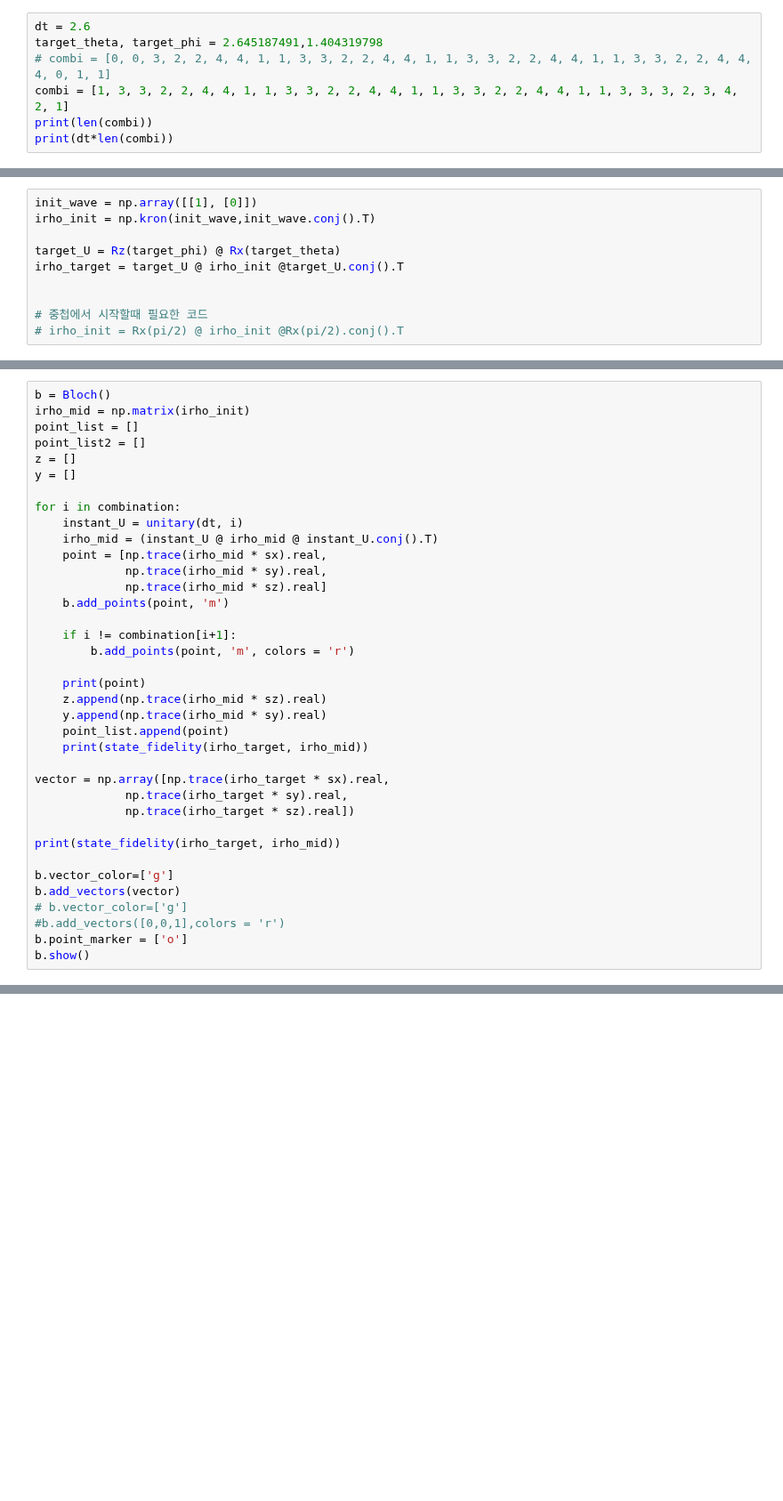
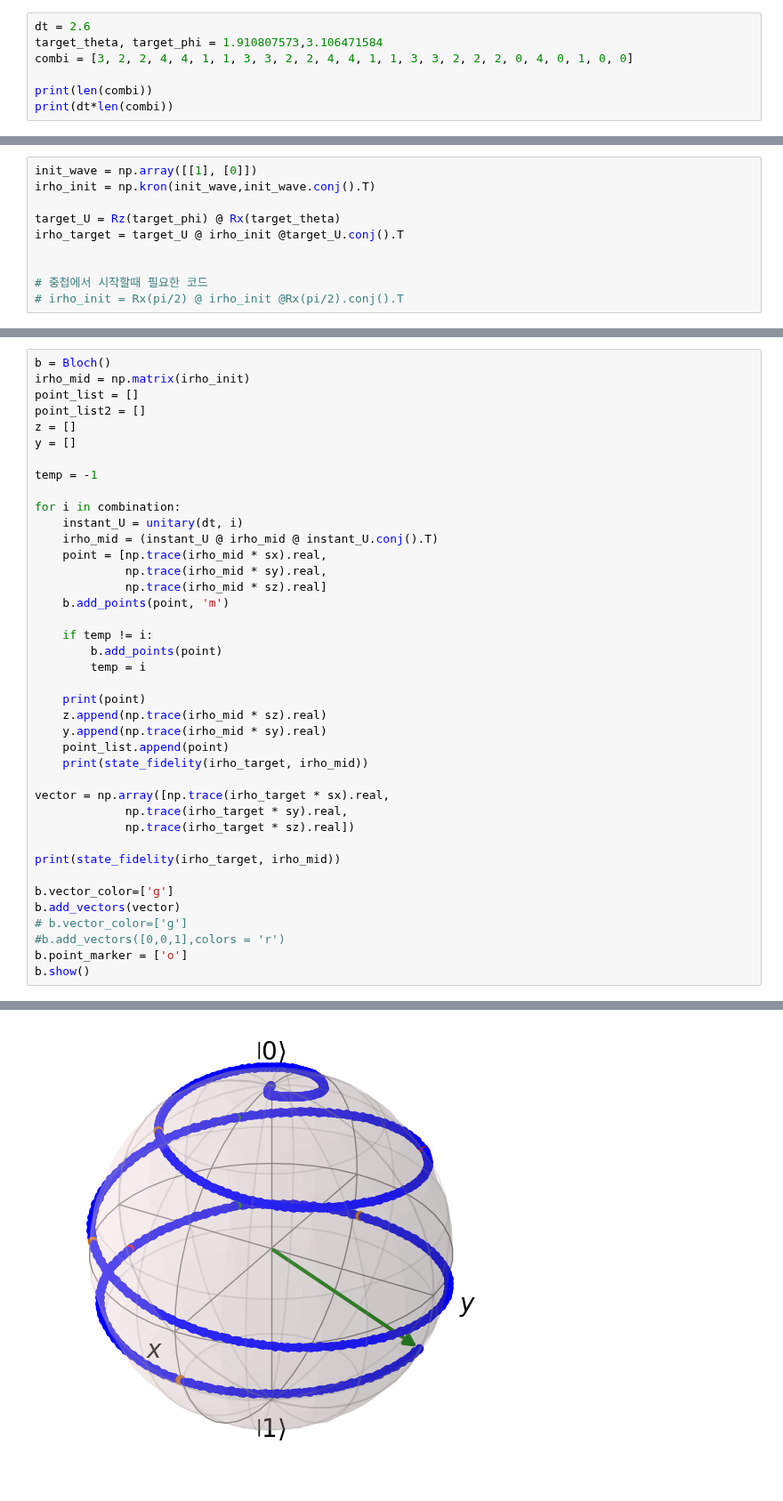
Before and after one commit to NostalgicJ/Quantum_2023, a Jupyter notebook: RNN_Practice/Final_Results/NVspin_ver_Path_visualization_point.ipynb, the cells around one changed output, grey strips where cells are left out. Shown at 89% size. Drawn from its saved outputs; the diff is of its cells as text; blank space fills up the shorter version.

```diff
--- a/RNN_Practice/Final_Results/NVspin_ver_Path_visualization_point.ipynb
+++ b/RNN_Practice/Final_Results/NVspin_ver_Path_visualization_point.ipynb
@@ -74,9 +74,9 @@ def state_fidelity(rho_1, rho_2):
 #########################################################################
 # %%
 dt = 2.6
-target_theta, target_phi = 2.645187491,1.404319798
-# combi = [0, 0, 3, 2, 2, 4, 4, 1, 1, 3, 3, 2, 2, 4, 4, 1, 1, 3, 3, 2, 2, 4, 4, 1, 1, 3, 3, 2, 2, 4, 4, 4, 0, 1, 1]
-combi = [1, 3, 3, 2, 2, 4, 4, 1, 1, 3, 3, 2, 2, 4, 4, 1, 1, 3, 3, 2, 2, 4, 4, 1, 1, 3, 3, 3, 2, 3, 4, 2, 1]
+target_theta, target_phi = 1.910807573,3.106471584
+combi = [3, 2, 2, 4, 4, 1, 1, 3, 3, 2, 2, 4, 4, 1, 1, 3, 3, 2, 2, 2, 0, 4, 0, 1, 0, 0]
+
 print(len(combi))
 print(dt*len(combi))
 # %% [output]
@@ -111,6 +111,8 @@ point_list = []
 point_list2 = []
 z = []
 y = []
+
+temp = -1
 
 for i in combination:
     instant_U = unitary(dt, i)
@@ -120,8 +122,9 @@ for i in combination:
              np.trace(irho_mid * sz).real]
     b.add_points(point, 'm')
 
-    if i != combination[i+1]:
-        b.add_points(point, 'm', colors = 'r')
+    if temp != i:
+        b.add_points(point)
+        temp = i
 
     print(point)
     z.append(np.trace(irho_mid * sz).real)
@@ -163,3 +165,4 @@ TypeError: Bloch.add_points() got an unexpected keyword argument 'colors'
+[figure, added]
 # %%
 state_fidelity(irho_mid, irho_target)
 # %% [output]
```
Also changed, not shown: parts of 4 cells of this notebook, 2 other files.
